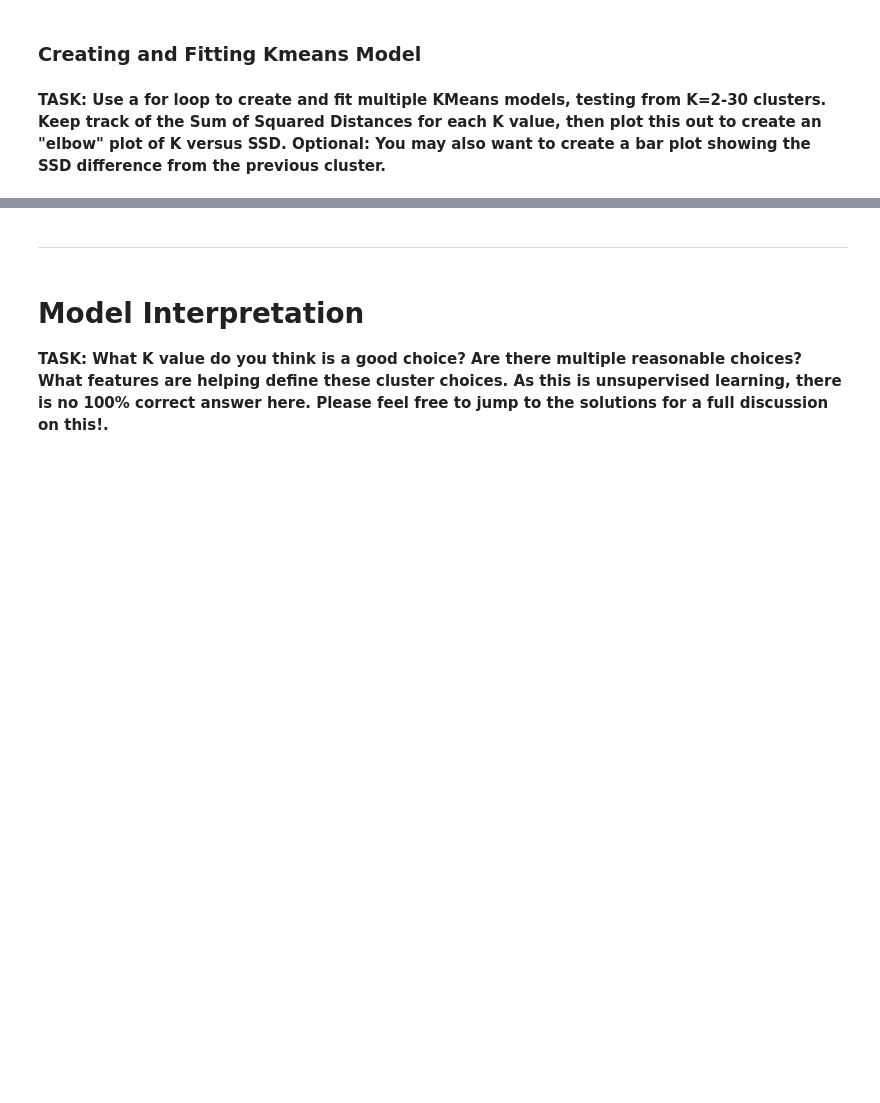
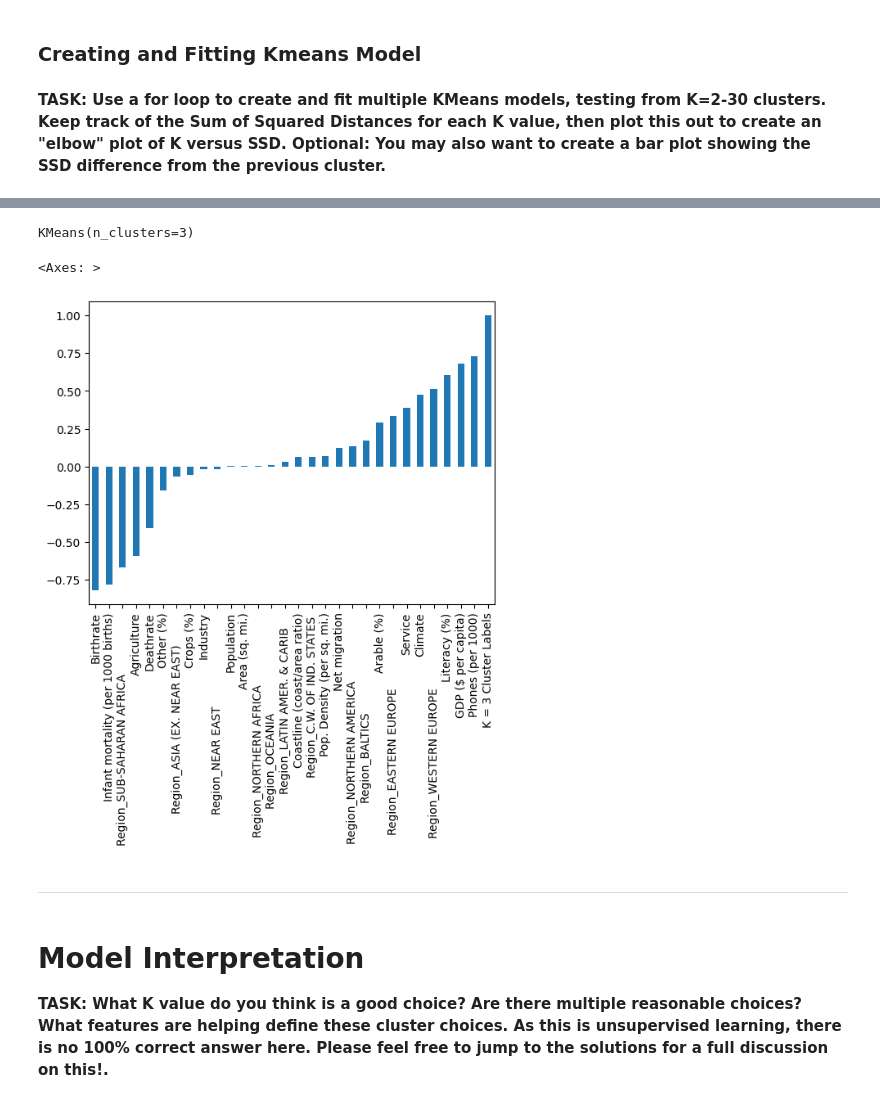
Before and after one commit to drago467/Python-for-Machine-Learning-Data-Science, a Jupyter notebook: 20-Kmeans-Clustering/02-Kmeans-Clustering-Project-Exercise.ipynb, the cells around one changed output, grey strips where cells are left out. Saved outputs shown, nothing was run; the diff lists cells and outputs as text; code cells hidden in the pictures; blank space fills up the shorter version.

```diff
--- a/20-Kmeans-Clustering/02-Kmeans-Clustering-Project-Exercise.ipynb
+++ b/20-Kmeans-Clustering/02-Kmeans-Clustering-Project-Exercise.ipynb
@@ -378,3 +389,15 @@ Text(0, 0.5, ' Sum of Squared Distances')
+# %%
+model = KMeans(n_clusters = 3)
+model.fit(scaler_X)
+# %% [output]
+KMeans(n_clusters=3)
+# %%
+X['K = 3 Cluster Labels'] = model.labels_
+# %%
+X.corr()['K = 3 Cluster Labels'].sort_values().plot(kind = 'bar')
+# %% [output]
+<Axes: >
+[figure, added]
 # %% [markdown]
 -----
 # %% [markdown]
```
Also changed, not shown: parts of 42 cells of this notebook.
